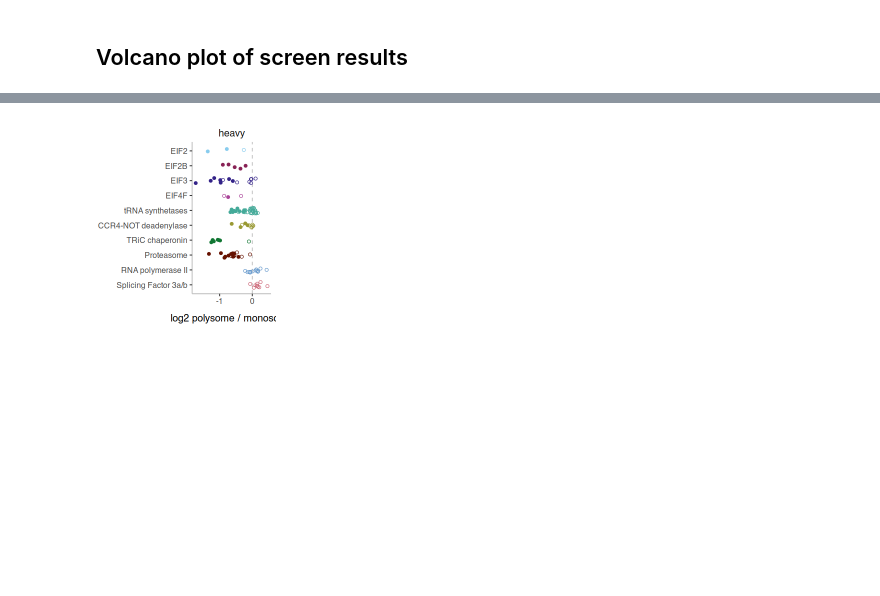
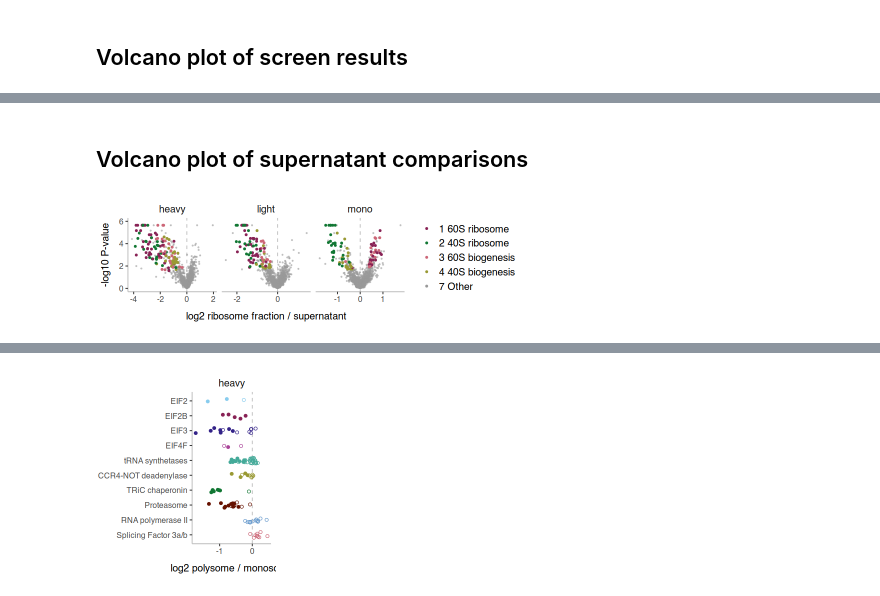
Before and after one commit to rasilab/nugent_2024, a Jupyter notebook: analysis/barcodeseq/rbp_barcode_screens/scripts/plot_polysome_relic_data.ipynb, the cells around one changed output, grey strips where cells are left out. Drawn from its saved outputs; the diff is of its cells as text; code cells hidden in the pictures; blank space fills up the shorter version.

```diff
--- a/analysis/barcodeseq/rbp_barcode_screens/scripts/plot_polysome_relic_data.ipynb
+++ b/analysis/barcodeseq/rbp_barcode_screens/scripts/plot_polysome_relic_data.ipynb
@@ -262,0 +297,42 @@ A grouped_df: 3 × 3
+# %% [markdown]
+## Volcano plot of supernatant comparisons
+# %%
+options(repr.plot.width = 7.2, repr.plot.height = 2.2)
+
+
+plot_data <- mageck_gene %>%
+  filter(control == "supernatant", rep == "rep1") %>%
+  mutate(annotation = case_when(
+    str_detect(gene, "^RPL") ~ "1 60S ribosome",
+    str_detect(gene, "^RPS|RACK1") ~ "2 40S ribosome",
+    gene %in% (ribi %>% filter(annotation == "60S biogenesis") %>% pull(gene)) ~ "3 60S biogenesis",
+    gene %in% (ribi %>% filter(annotation == "40S biogenesis") %>% pull(gene)) ~ "4 40S biogenesis",
+    TRUE ~ NA_character_
+  )) %>%
+  mutate(annotation = if_else(fdr > fdr_cutoff, NA_character_, annotation)) %>%
+  mutate(annotation = if_else(is.na(annotation), "7 Other", as.character(annotation)))
+
+plot_data %>%
+  ggplot(aes(x = lfc, y = -log10(p_value))) +
+  facet_wrap(~treatment, ncol = 3, scales = "free_x") +
+  # geom_hline(aes(yintercept = -log10(fdr_cutoff)), linetype = 2, linewidth = 0.5, color = "grey") +
+  geom_vline(aes(xintercept = 0), linetype = 2, linewidth = 0.5, color = "grey") +
+  geom_point(aes(color = annotation, fill = annotation),
+    size = 0.5, alpha = 0.5, shape = 'circle',
+    data = plot_data  %>% filter(annotation == "7 Other"),
+  ) +
+  geom_point(aes(color = annotation, fill = annotation),
+    size = 1, alpha = 1,
+    data = plot_data  %>% filter(annotation != "7 Other"),
+  ) +
+  scale_color_manual(values = cbPalette_12[c(10,5,2,6,12)]) +
+  scale_fill_manual(values = cbPalette_12[c(10,2,5,6,12)]) +
+  scale_shape_manual(values = rep(c("cross", "plus", "square open", "diamond open", "triangle down filled", "triangle filled", "circle"), 5)) +
+  labs(x = "log2 ribosome fraction / supernatant", y = "-log10 P-value") +
+  scale_x_continuous(breaks = scales::pretty_breaks(n = 3)) +
+  scale_y_continuous(breaks = c(0,2,4,6), limits = c(0,6)) +
+  theme(legend.title = element_blank())
+
+ggsave("../figures/polysome_volcano_supernatant.pdf", width = 7.2, height = 2.2, units = "in")
+# %% [output]
+[figure, added]
```
Also changed, not shown: parts of 14 cells of this notebook, 7 other files.
